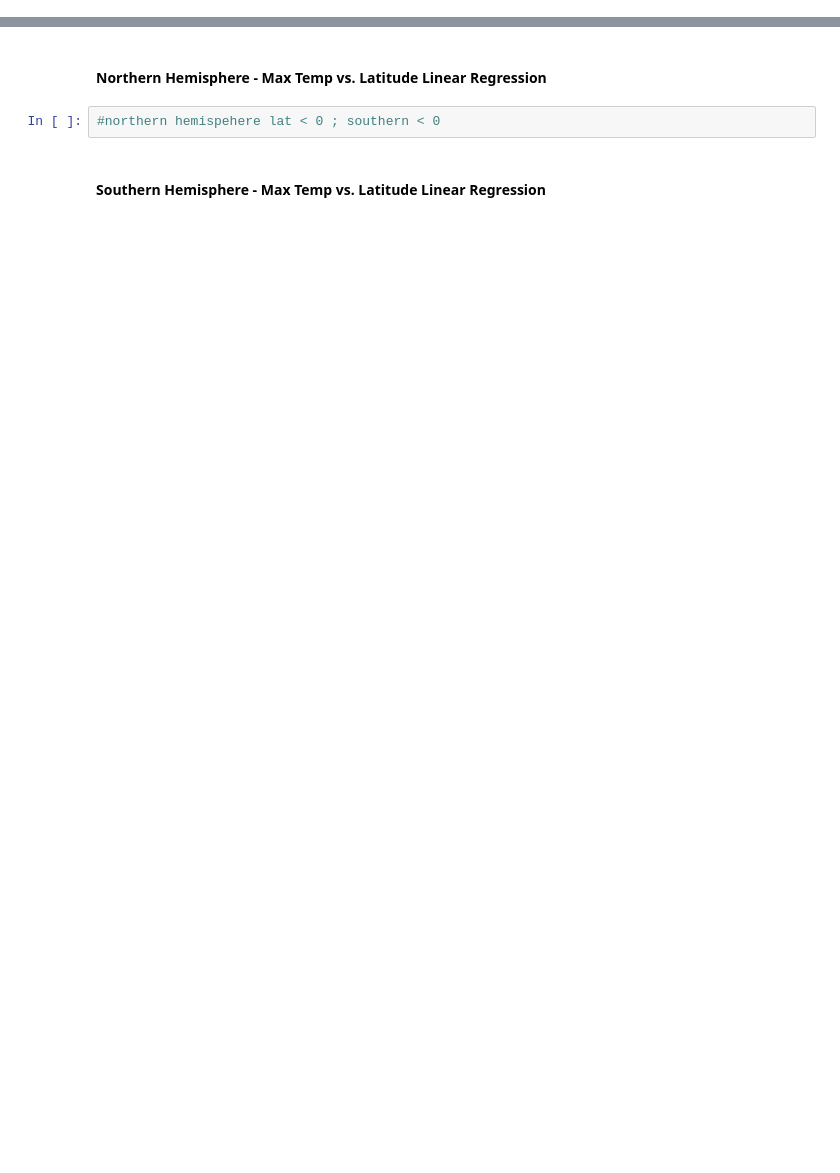
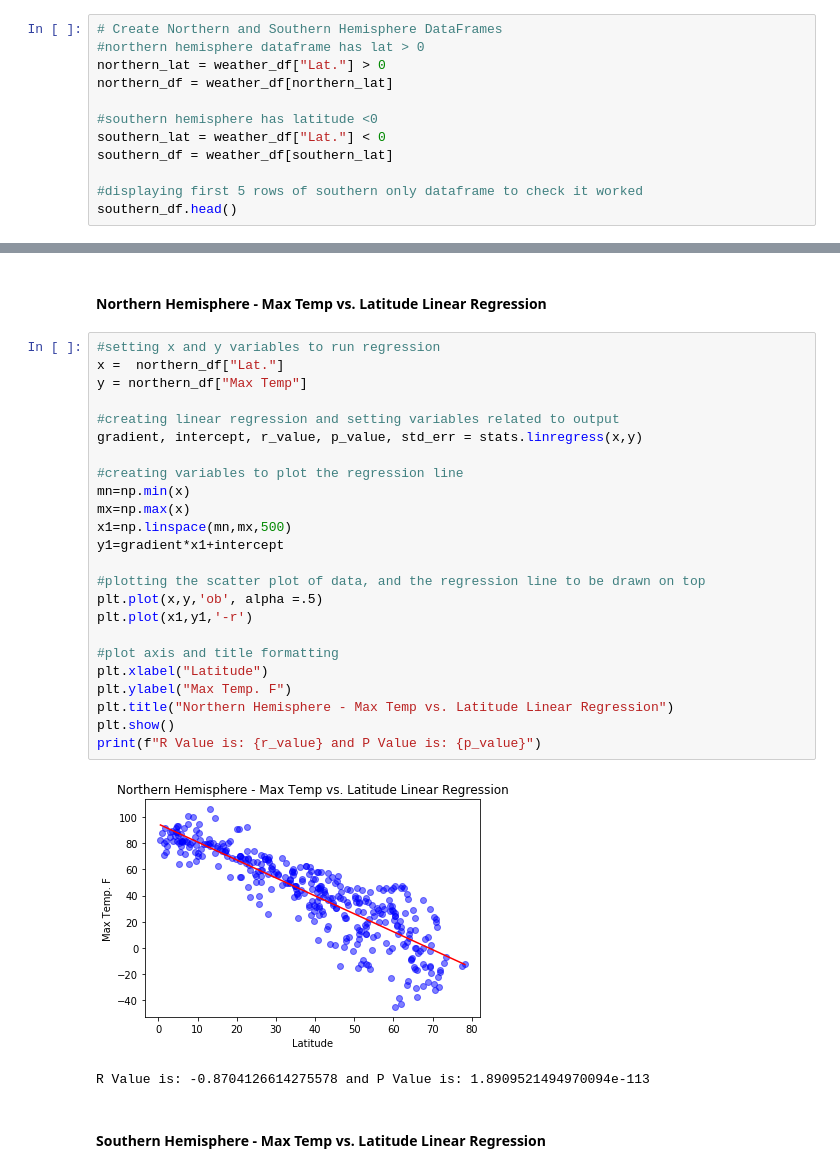
Before and after one commit to Austin-Potts/Python_Api_Challenge, a Jupyter notebook: WeatherPy/WeatherPy.ipynb, the cells around one changed output, grey strips where cells are left out. Cells and saved outputs as stored; diff of their text form; blank space fills up the shorter version.

```diff
--- a/WeatherPy/WeatherPy.ipynb
+++ b/WeatherPy/WeatherPy.ipynb
@@ -222,0 +268,12 @@ plt.show
+# %%
+# Create Northern and Southern Hemisphere DataFrames
+#northern hemisphere dataframe has lat > 0
+northern_lat = weather_df["Lat."] > 0
+northern_df = weather_df[northern_lat]
+
+#southern hemisphere has latitude <0
+southern_lat = weather_df["Lat."] < 0
+southern_df = weather_df[southern_lat]
+
+#displaying first 5 rows of southern only dataframe to check it worked
+southern_df.head()
@@ -223,6 +287,31 @@ plt.show
 # %% [markdown]
 ####  Northern Hemisphere - Max Temp vs. Latitude Linear Regression
-# %%
-#northern hemispehere lat < 0 ; southern < 0
+# %%
+#setting x and y variables to run regression
+x =  northern_df["Lat."]
+y = northern_df["Max Temp"]
+
+#creating linear regression and setting variables related to output
+gradient, intercept, r_value, p_value, std_err = stats.linregress(x,y)
+
+#creating variables to plot the regression line
+mn=np.min(x)
+mx=np.max(x)
+x1=np.linspace(mn,mx,500)
+y1=gradient*x1+intercept
+
+#plotting the scatter plot of data, and the regression line to be drawn on top
+plt.plot(x,y,'ob', alpha =.5)
+plt.plot(x1,y1,'-r')
+
+#plot axis and title formatting
+plt.xlabel("Latitude")
+plt.ylabel("Max Temp. F")
+plt.title("Northern Hemisphere - Max Temp vs. Latitude Linear Regression")
+plt.show()
+print(f"R Value is: {r_value} and P Value is: {p_value}")
+# %% [output]
+[figure, added]
+R Value is: -0.8704126614275578 and P Value is: 1.8909521494970094e-113
 # %% [markdown]
 ####  Southern Hemisphere - Max Temp vs. Latitude Linear Regression
```
Also changed, not shown: parts of 20 cells of this notebook, 7 other files.
